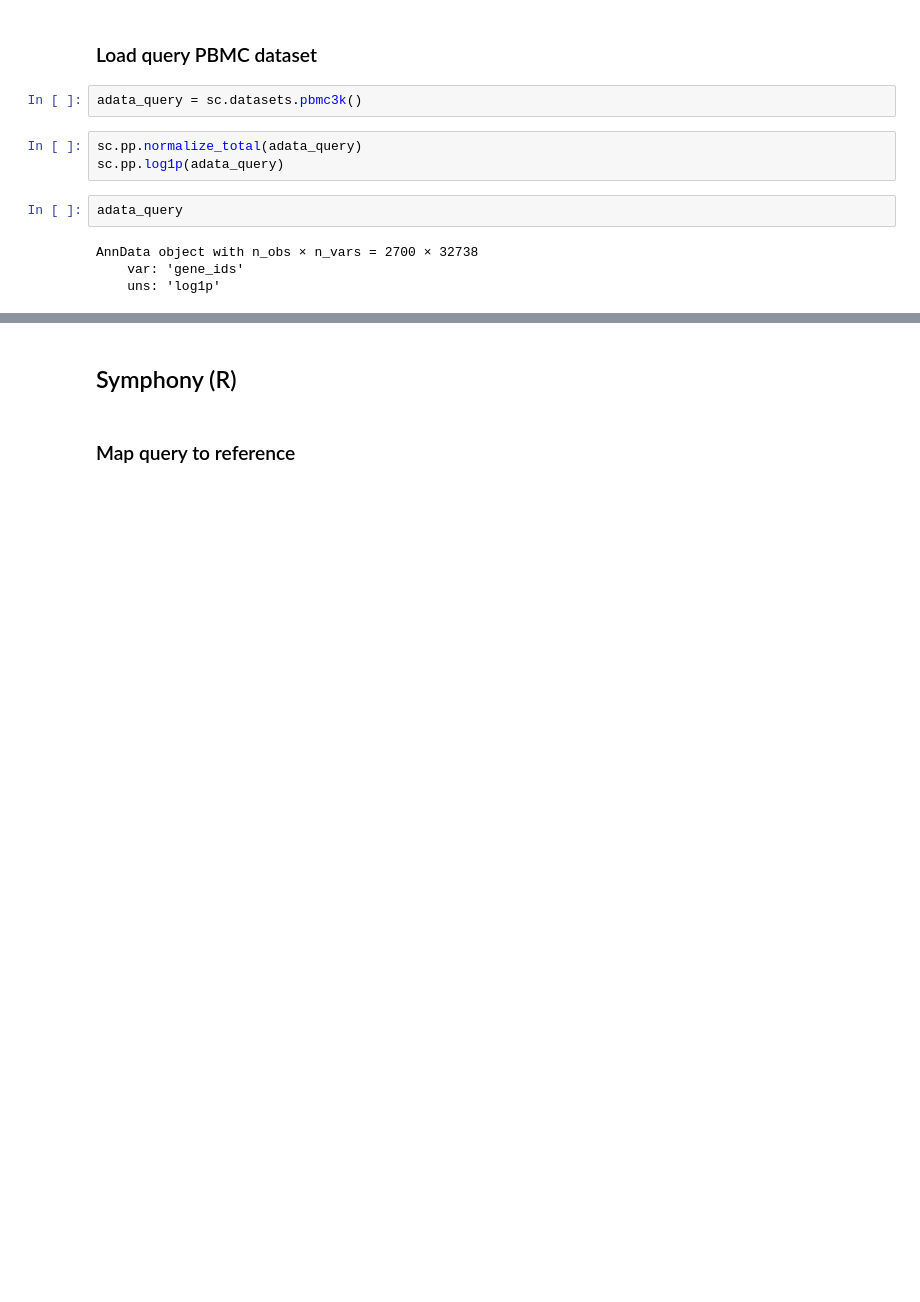
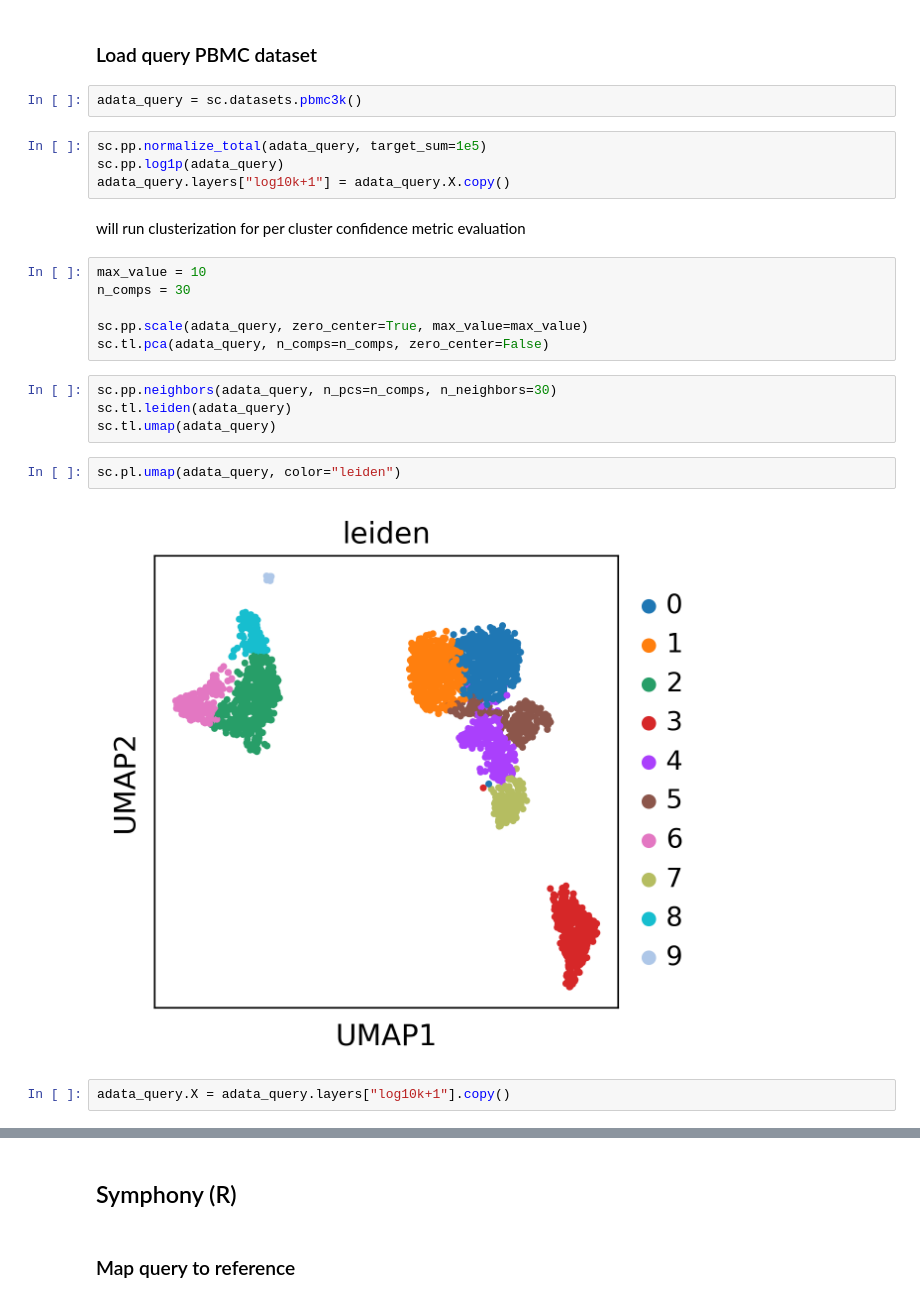
Before and after one commit to potulabe/symphonypy, a Jupyter notebook: benchmarking/Benchmarking_symphony_PBMC.ipynb, the cells around one changed output, grey strips where cells are left out. Saved outputs shown, nothing was run; the diff lists cells and outputs as text; blank space fills up the shorter version.

```diff
--- a/benchmarking/Benchmarking_symphony_PBMC.ipynb
+++ b/benchmarking/Benchmarking_symphony_PBMC.ipynb
@@ -108,11 +108,24 @@ sc.tl.umap(adata_reference)
 # %%
 adata_query = sc.datasets.pbmc3k()
 # %%
-sc.pp.normalize_total(adata_query)
+sc.pp.normalize_total(adata_query, target_sum=1e5)
 sc.pp.log1p(adata_query)
+adata_query.layers["log10k+1"] = adata_query.X.copy()
+# %% [markdown]
+will run clusterization for per cluster confidence metric evaluation
 # %%
-adata_query
+max_value = 10
+n_comps = 30
+
+sc.pp.scale(adata_query, zero_center=True, max_value=max_value)
+sc.tl.pca(adata_query, n_comps=n_comps, zero_center=False)
-# %% [output]
-AnnData object with n_obs × n_vars = 2700 × 32738
-    var: 'gene_ids'
-    uns: 'log1p'
+# %%
+sc.pp.neighbors(adata_query, n_pcs=n_comps, n_neighbors=30)
+sc.tl.leiden(adata_query)
+sc.tl.umap(adata_query)
+# %%
+sc.pl.umap(adata_query, color="leiden")
+# %% [output]
+[figure, added]
+# %%
+adata_query.X = adata_query.layers["log10k+1"].copy()
```
Also changed, not shown: parts of 26 cells of this notebook, 1 other file.
